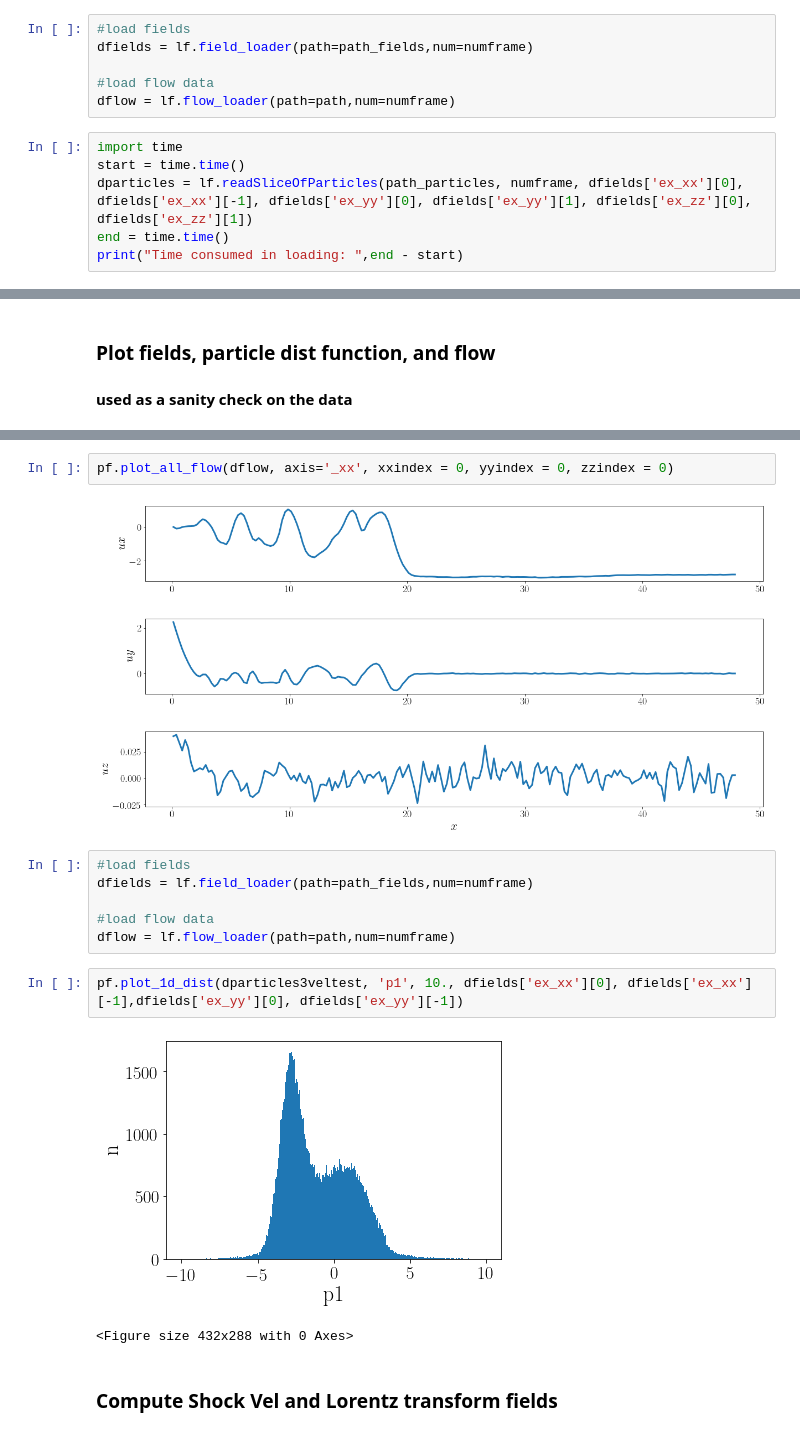
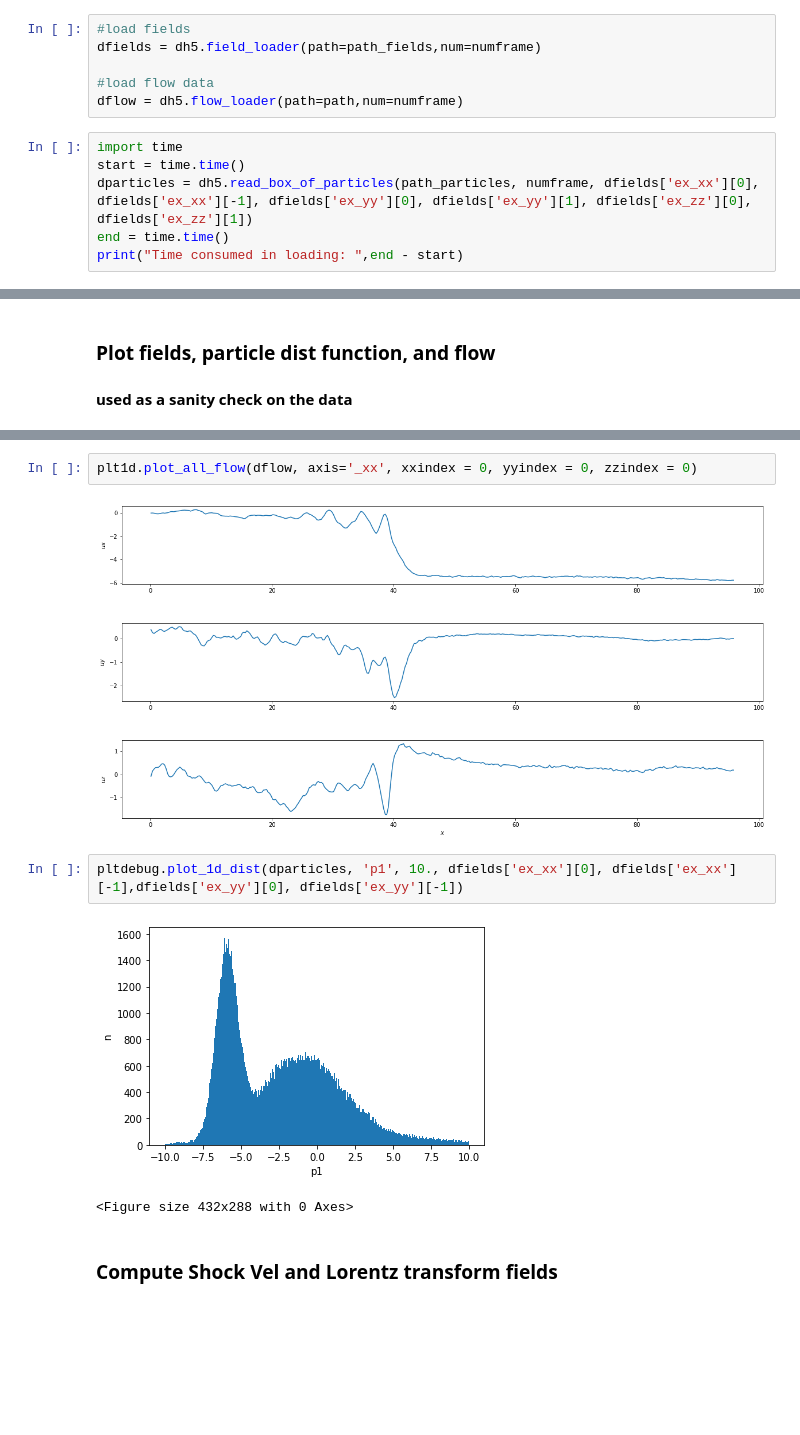
Before and after one commit to collinrbr/FPCAnalysis, a Jupyter notebook: dHybridR.ipynb, the cells around one changed output, grey strips where cells are left out. Cells and saved outputs as stored; diff of their text form; blank space fills up the shorter version.

```diff
--- a/dHybridR.ipynb
+++ b/dHybridR.ipynb
@@ -42,14 +49,14 @@ path_particles = "M06_th45/Output/Raw/Sp01/raw_sp01_{:08d}.h5"
 numframe = 2000
 # %%
 #load fields
-dfields = lf.field_loader(path=path_fields,num=numframe)
+dfields = dh5.field_loader(path=path_fields,num=numframe)
 
 #load flow data
-dflow = lf.flow_loader(path=path,num=numframe)
+dflow = dh5.flow_loader(path=path,num=numframe)
 # %%
 import time
 start = time.time()
-dparticles = lf.readSliceOfParticles(path_particles, numframe, dfields['ex_xx'][0], dfields['ex_xx'][-1], dfields['ex_yy'][0], dfields['ex_yy'][1], dfields['ex_zz'][0], dfields['ex_zz'][1])
+dparticles = dh5.read_box_of_particles(path_particles, numframe, dfields['ex_xx'][0], dfields['ex_xx'][-1], dfields['ex_yy'][0], dfields['ex_yy'][1], dfields['ex_zz'][0], dfields['ex_zz'][1])
 end = time.time()
 print("Time consumed in loading: ",end - start)
 # %% [output]
@@ -87,17 +94,11 @@ pf.plot_all_fields(dfields, axis='_xx', xxindex = 0, yyindex = 0, zzindex = 0)
 # %%
-pf.plot_all_flow(dflow, axis='_xx', xxindex = 0, yyindex = 0, zzindex = 0)
+plt1d.plot_all_flow(dflow, axis='_xx', xxindex = 0, yyindex = 0, zzindex = 0)
 # %% [output]
-[figure, old version]
+[figure, new version]
-# %%
-#load fields
-dfields = lf.field_loader(path=path_fields,num=numframe)
-
-#load flow data
-dflow = lf.flow_loader(path=path,num=numframe)
 # %%
-pf.plot_1d_dist(dparticles3veltest, 'p1', 10., dfields['ex_xx'][0], dfields['ex_xx'][-1],dfields['ex_yy'][0], dfields['ex_yy'][-1])
+pltdebug.plot_1d_dist(dparticles, 'p1', 10., dfields['ex_xx'][0], dfields['ex_xx'][-1],dfields['ex_yy'][0], dfields['ex_yy'][-1])
 # %% [output]
-[figure, old version]
+[figure, new version]
 <Figure size 432x288 with 0 Axes>
 # %% [markdown]
 ### Compute Shock Vel and Lorentz transform fields
```
Also changed, not shown: parts of 53 cells of this notebook, 12 other files.
